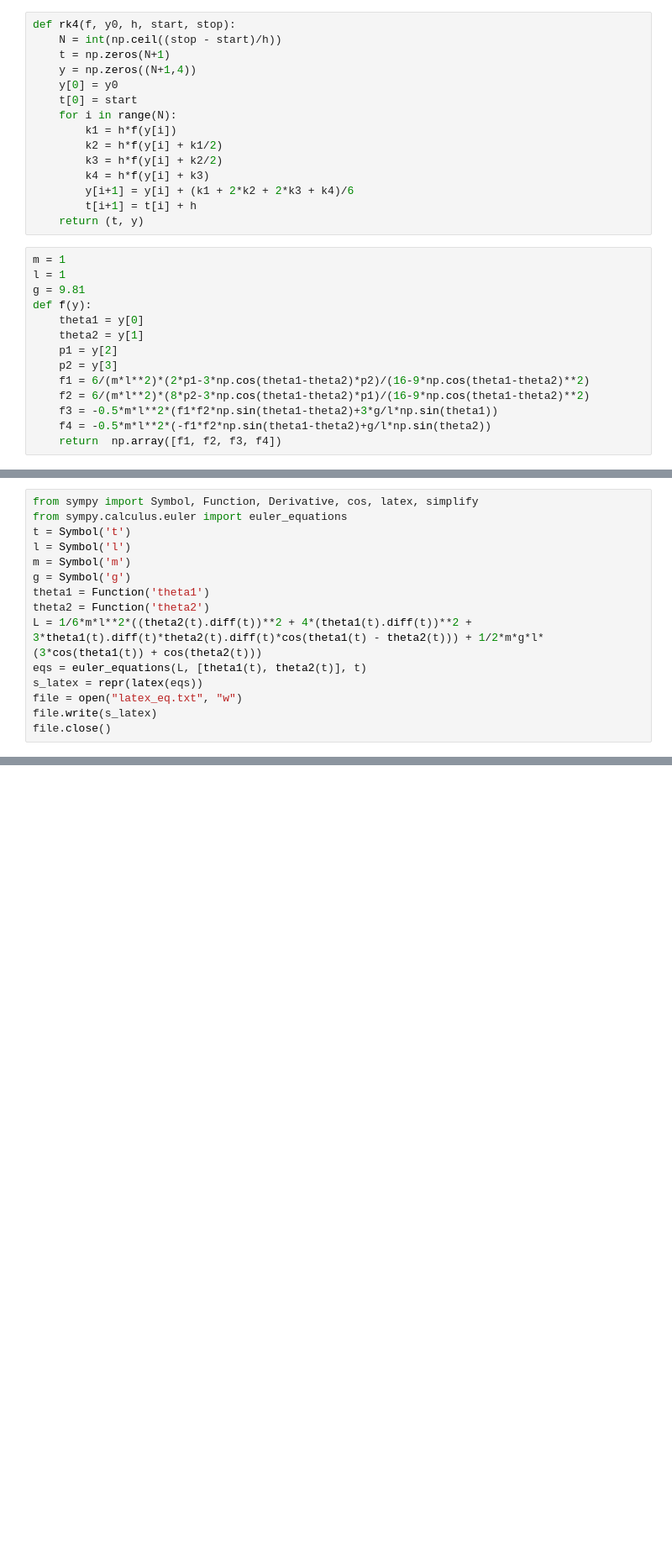
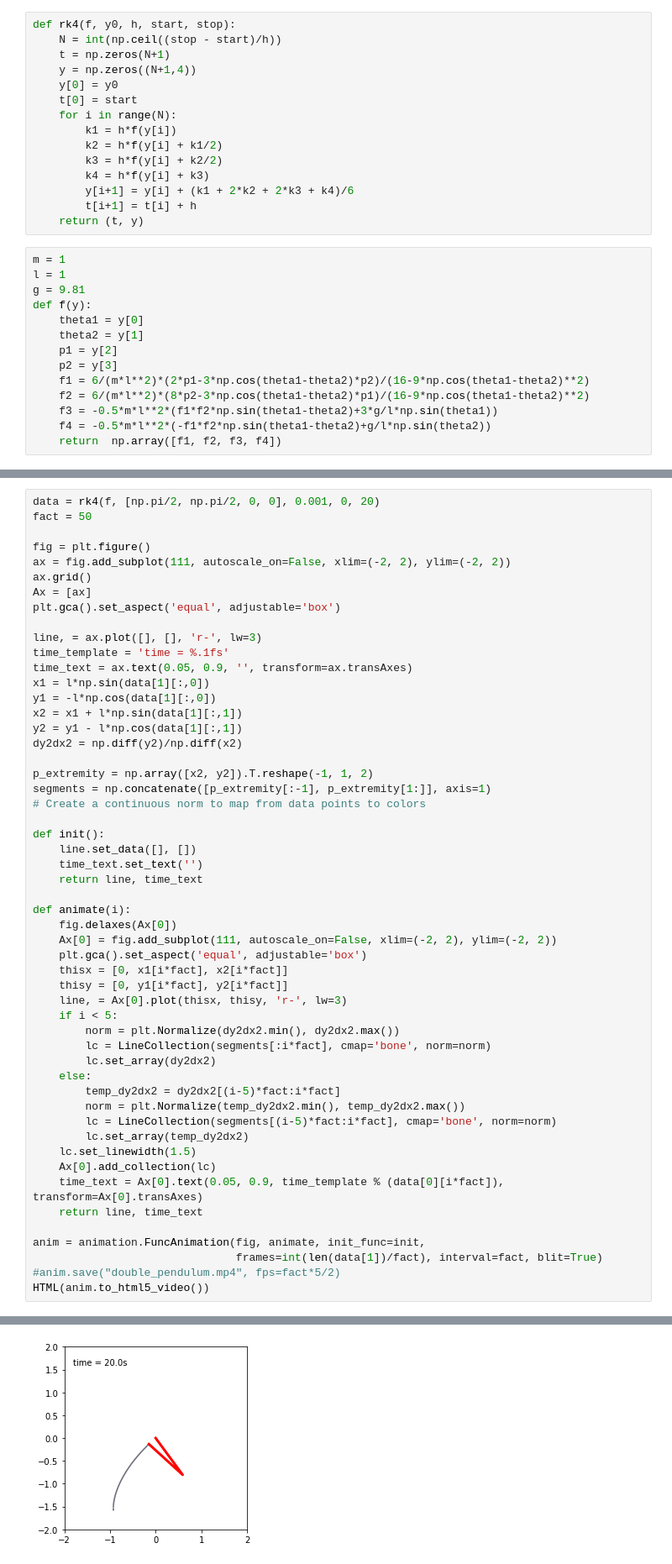
Before and after one commit to jjunne/MATHF314, a Jupyter notebook: doublePendulum.ipynb, the cells around one changed output, grey strips where cells are left out. Shown at 84% size. Cells and saved outputs as stored; diff of their text form; blank space fills up the shorter version.

```diff
--- a/doublePendulum.ipynb
+++ b/doublePendulum.ipynb
@@ -74,15 +76,0 @@ KeyError: 'ffmpeg'
-# %%
-from sympy import Symbol, Function, Derivative, cos, latex, simplify
-from sympy.calculus.euler import euler_equations
-t = Symbol('t')
-l = Symbol('l')
-m = Symbol('m')
-g = Symbol('g')
-theta1 = Function('theta1')
-theta2 = Function('theta2')
-L = 1/6*m*l**2*((theta2(t).diff(t))**2 + 4*(theta1(t).diff(t))**2 + 3*theta1(t).diff(t)*theta2(t).diff(t)*cos(theta1(t) - theta2(t))) + 1/2*m*g*l*(3*cos(theta1(t)) + cos(theta2(t)))
-eqs = euler_equations(L, [theta1(t), theta2(t)], t)
-s_latex = repr(latex(eqs))
-file = open("latex_eq.txt", "w")
-file.write(s_latex)
-file.close()
@@ -113,0 +107,54 @@ print(x1[-1], y1[-1], x2[-1], y2[-1])
+# %%
+data = rk4(f, [np.pi/2, np.pi/2, 0, 0], 0.001, 0, 20)
+fact = 50
+
+fig = plt.figure()
+ax = fig.add_subplot(111, autoscale_on=False, xlim=(-2, 2), ylim=(-2, 2))
+ax.grid()
+Ax = [ax]
+plt.gca().set_aspect('equal', adjustable='box')
+
+line, = ax.plot([], [], 'r-', lw=3)
+time_template = 'time = %.1fs'
+time_text = ax.text(0.05, 0.9, '', transform=ax.transAxes)
+x1 = l*np.sin(data[1][:,0])
+y1 = -l*np.cos(data[1][:,0])
+x2 = x1 + l*np.sin(data[1][:,1])
+y2 = y1 - l*np.cos(data[1][:,1])
+dy2dx2 = np.diff(y2)/np.diff(x2)
+
+p_extremity = np.array([x2, y2]).T.reshape(-1, 1, 2)
+segments = np.concatenate([p_extremity[:-1], p_extremity[1:]], axis=1)
+# Create a continuous norm to map from data points to colors
+
+def init():
+    line.set_data([], [])
+    time_text.set_text('')
+    return line, time_text
+
+def animate(i):
+    fig.delaxes(Ax[0])
+    Ax[0] = fig.add_subplot(111, autoscale_on=False, xlim=(-2, 2), ylim=(-2, 2))
+    plt.gca().set_aspect('equal', adjustable='box')
+    thisx = [0, x1[i*fact], x2[i*fact]]
+    thisy = [0, y1[i*fact], y2[i*fact]]
+    line, = Ax[0].plot(thisx, thisy, 'r-', lw=3)
+    if i < 5:
+        norm = plt.Normalize(dy2dx2.min(), dy2dx2.max())
+        lc = LineCollection(segments[:i*fact], cmap='bone', norm=norm)
+        lc.set_array(dy2dx2)
+    else:
+        temp_dy2dx2 = dy2dx2[(i-5)*fact:i*fact]
+        norm = plt.Normalize(temp_dy2dx2.min(), temp_dy2dx2.max())
+        lc = LineCollection(segments[(i-5)*fact:i*fact], cmap='bone', norm=norm)
+        lc.set_array(temp_dy2dx2)
+    lc.set_linewidth(1.5)
+    Ax[0].add_collection(lc)
+    time_text = Ax[0].text(0.05, 0.9, time_template % (data[0][i*fact]), transform=Ax[0].transAxes)
+    return line, time_text
+
+anim = animation.FuncAnimation(fig, animate, init_func=init,
+                               frames=int(len(data[1])/fact), interval=fact, blit=True)
+#anim.save("double_pendulum.mp4", fps=fact*5/2)
+HTML(anim.to_html5_video())
+# %% [output]
@@ -113,0 +162 @@ print(x1[-1], y1[-1], x2[-1], y2[-1])
+[figure, added]
```
Also changed, not shown: parts of 6 cells of this notebook.
